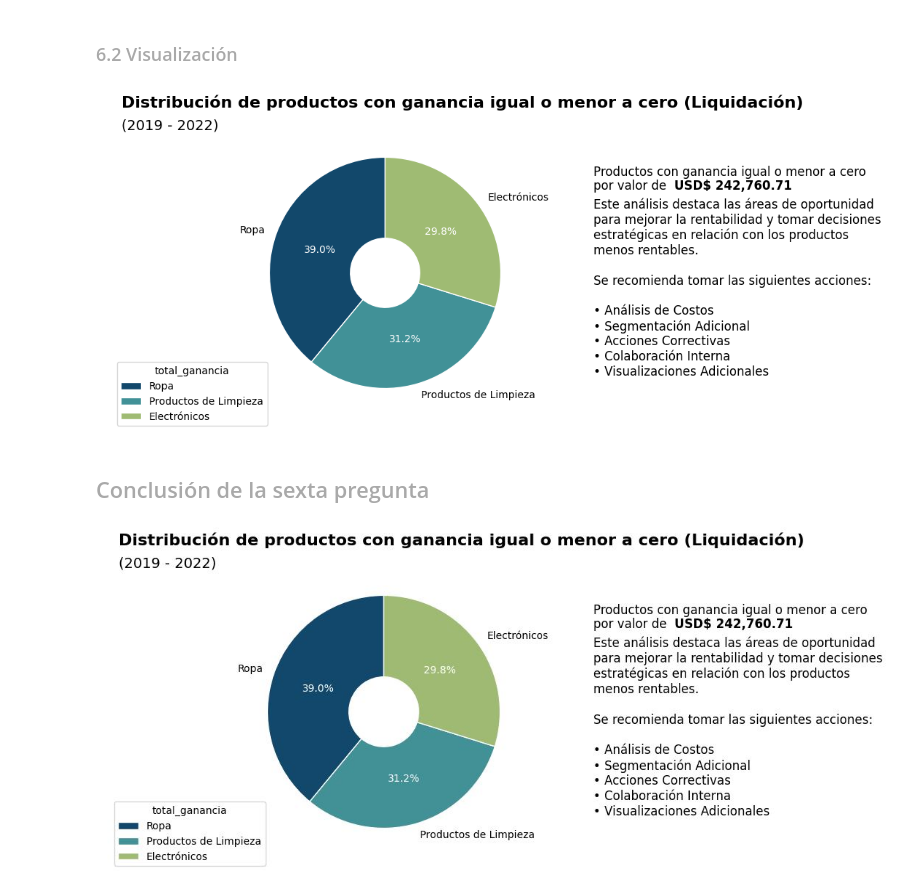
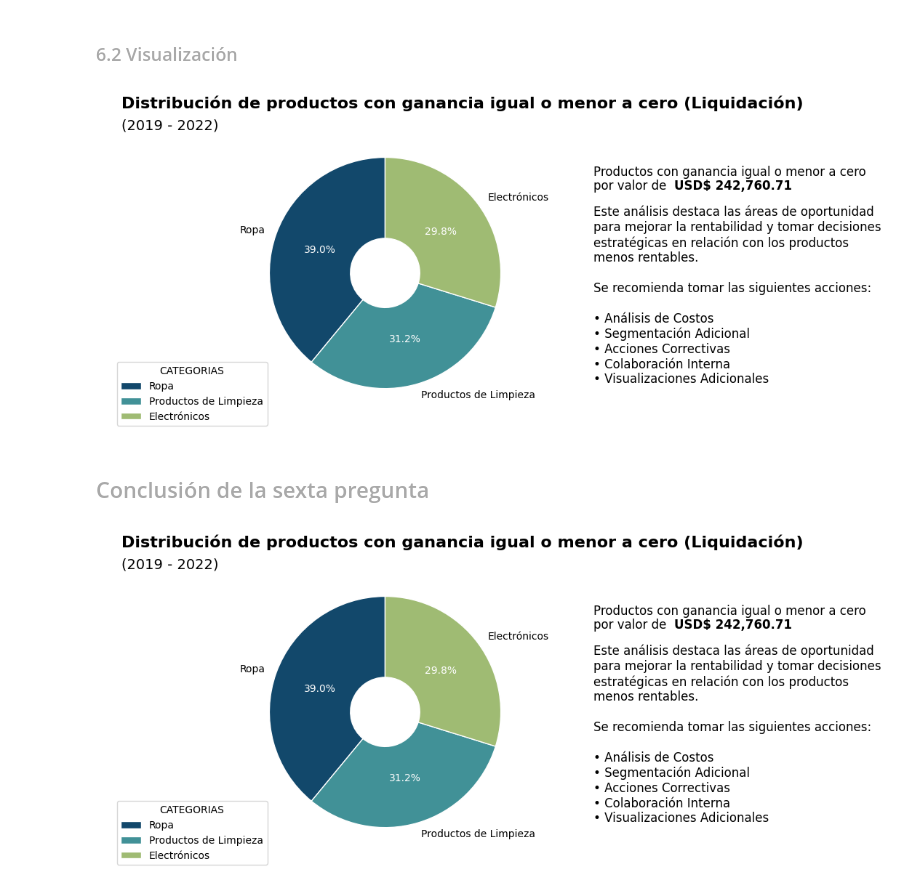
Before and after one commit to Jovalam3008/Supermarket_sales_analysis, a Jupyter notebook: Super_sales_analysis.ipynb, the cells around one changed output. Drawn from its saved outputs; the diff is of its cells as text; code cells hidden in the pictures.

```diff
--- a/Super_sales_analysis.ipynb
+++ b/Super_sales_analysis.ipynb
@@ -772,7 +790,7 @@ for text in pie[2]:
     text.set_color('w')
 
 # Configuración de la leyenda
-ax.legend(title='total_ganancia', bbox_to_anchor=(0.3, 0.2))
+ax.legend(title='CATEGORIAS', bbox_to_anchor=(0.3, 0.2))
 
 # Valor total resultados negativos
 total_neg = df_ventas_categoria.total_ganancia.sum()
@@ -785,37 +803,38 @@ ax.text(2.5,0.72,f"{negativo}",fontsize=12,fontweight='bold')
 
 
 comentario_texto = (
+                    f'\n'
                     f'\n'
                     f'\n'
                     f'\n'
                     f'Este análisis destaca las áreas de oportunidad\n'
                     f'para mejorar la rentabilidad y tomar decisiones\n'
                     f'estratégicas en relación con los productos\n'
                     f'menos rentables.\n'
                     f'\n'
                     f'Se recomienda tomar las siguientes acciones:\n'
                     f'\n'
                     f'\u2022 Análisis de Costos\n'
                     f'\u2022 Segmentación Adicional\n'
                     f'\u2022 Acciones Correctivas\n'
                     f'\u2022 Colaboración Interna\n'
                     f'\u2022 Visualizaciones Adicionales\n'
 
 )
 ax.text(1.8, 0, comentario_texto, ha='left', va='center', fontsize=12)
 
 # Aspecto igual para asegurar que sea un círculo
 ax.axis('equal')
 
 # Configuración de titulo y subtitulo
 fig.text(00.15, 0.95, 'Distribución de productos con ganancia igual o menor a cero (Liquidación)', fontsize=16, fontweight='bold')
 fig.text(00.15, 0.89, '(2019 - 2022)', fontsize=14)
 
 # Mostrar el gráfico
 plt.show()
 # %% [output]
-[figure, old version]
+[figure, new version]
 # %% [markdown]
 ## <font color='darkgrey' style='font-size: 33px;'> Conclusión de la sexta pregunta</font>
 # %% [markdown]
-![insight.JPG](embedded-picture-1-old)
+![Sin título.png](embedded-picture-1-new)
```
Also changed, not shown: parts of 3 cells of this notebook.
